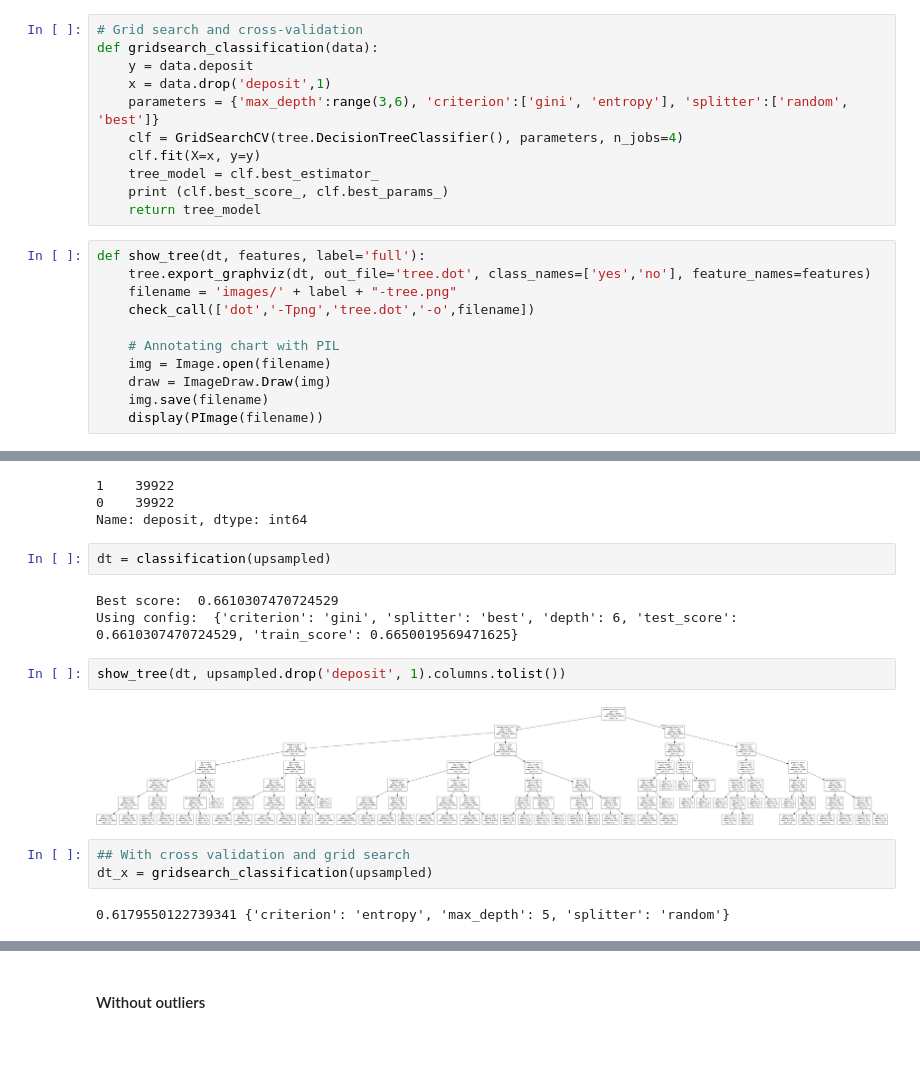
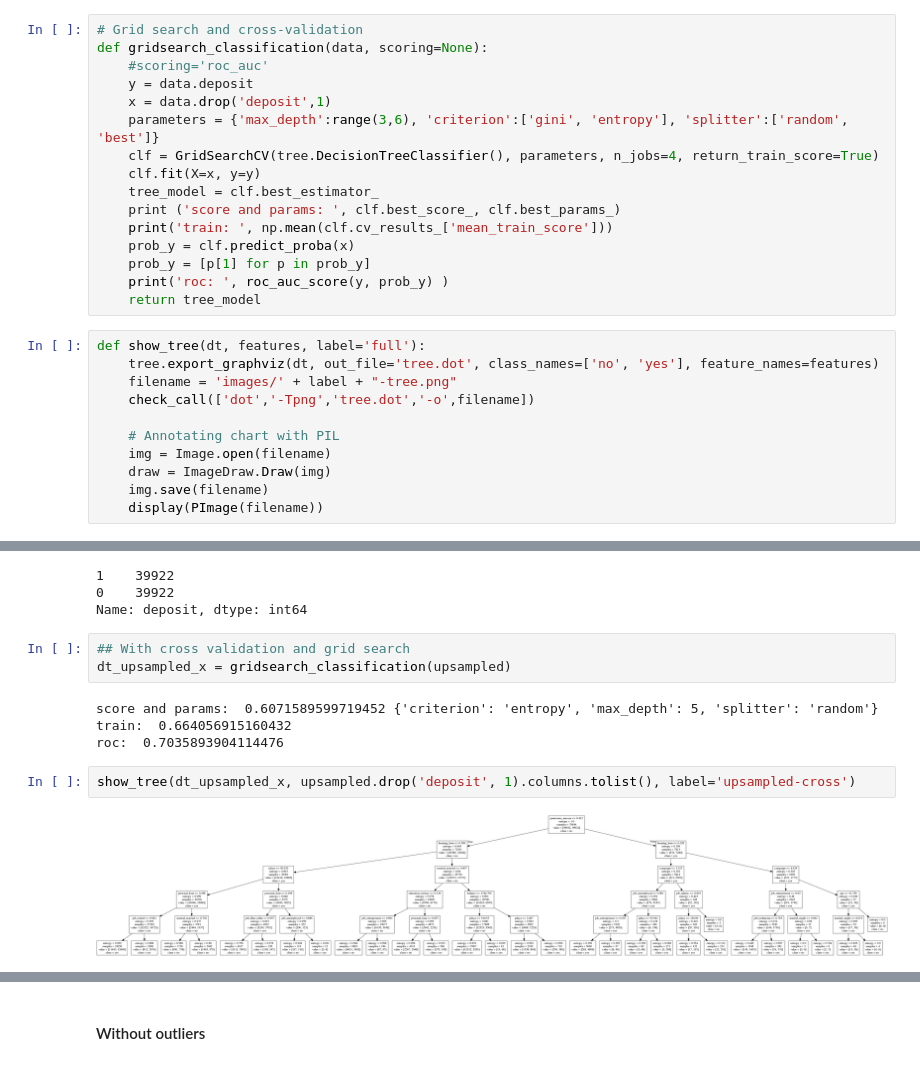
Before and after one commit to sbernal93/idss-project, a Jupyter notebook: bank.ipynb, the cells around one changed output, grey strips where cells are left out. Cells and saved outputs as stored; diff of their text form.

```diff
--- a/bank.ipynb
+++ b/bank.ipynb
@@ -380,18 +393,23 @@ def classification(data):
     return best_dt
 # %%
 # Grid search and cross-validation
-def gridsearch_classification(data):
+def gridsearch_classification(data, scoring=None):
+    #scoring='roc_auc'
     y = data.deposit
     x = data.drop('deposit',1)
     parameters = {'max_depth':range(3,6), 'criterion':['gini', 'entropy'], 'splitter':['random', 'best']}
-    clf = GridSearchCV(tree.DecisionTreeClassifier(), parameters, n_jobs=4)
+    clf = GridSearchCV(tree.DecisionTreeClassifier(), parameters, n_jobs=4, return_train_score=True)
     clf.fit(X=x, y=y)
     tree_model = clf.best_estimator_
-    print (clf.best_score_, clf.best_params_)
+    print ('score and params: ', clf.best_score_, clf.best_params_)
+    print('train: ', np.mean(clf.cv_results_['mean_train_score']))
+    prob_y = clf.predict_proba(x)
+    prob_y = [p[1] for p in prob_y]
+    print('roc: ', roc_auc_score(y, prob_y) )
     return tree_model
 # %%
 def show_tree(dt, features, label='full'):
-    tree.export_graphviz(dt, out_file='tree.dot', class_names=['yes','no'], feature_names=features)
+    tree.export_graphviz(dt, out_file='tree.dot', class_names=['no', 'yes'], feature_names=features)
     filename = 'images/' + label + "-tree.png"
     check_call(['dot','-Tpng','tree.dot','-o',filename])
 
@@ -436,17 +480,14 @@ upsampled.deposit.value_counts()
 1    39922
 0    39922
 Name: deposit, dtype: int64
-# %%
-dt = classification(upsampled)
-# %% [output]
-Best score:  0.6610307470724529
-Using config:  {'criterion': 'gini', 'splitter': 'best', 'depth': 6, 'test_score': 0.6610307470724529, 'train_score': 0.6650019569471625}
+# %%
+## With cross validation and grid search
+dt_upsampled_x = gridsearch_classification(upsampled)
+# %% [output]
+score and params:  0.6071589599719452 {'criterion': 'entropy', 'max_depth': 5, 'splitter': 'random'}
+train:  0.664056915160432
+roc:  0.7035893904114476
 # %%
-show_tree(dt, upsampled.drop('deposit', 1).columns.tolist())
+show_tree(dt_upsampled_x, upsampled.drop('deposit', 1).columns.tolist(), label='upsampled-cross')
 # %% [output]
-[figure, old version]
+[figure, new version]
-# %%
-## With cross validation and grid search
-dt_x = gridsearch_classification(upsampled)
-# %% [output]
-0.6179550122739341 {'criterion': 'entropy', 'max_depth': 5, 'splitter': 'random'}
```
Also changed, not shown: parts of 28 cells of this notebook, 10 other files.
